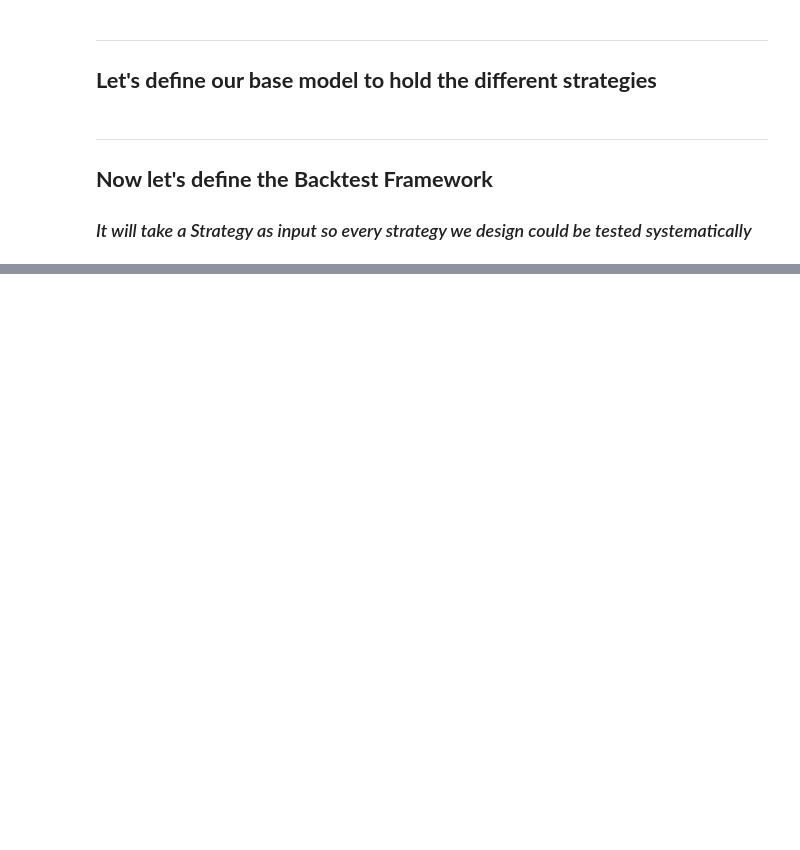
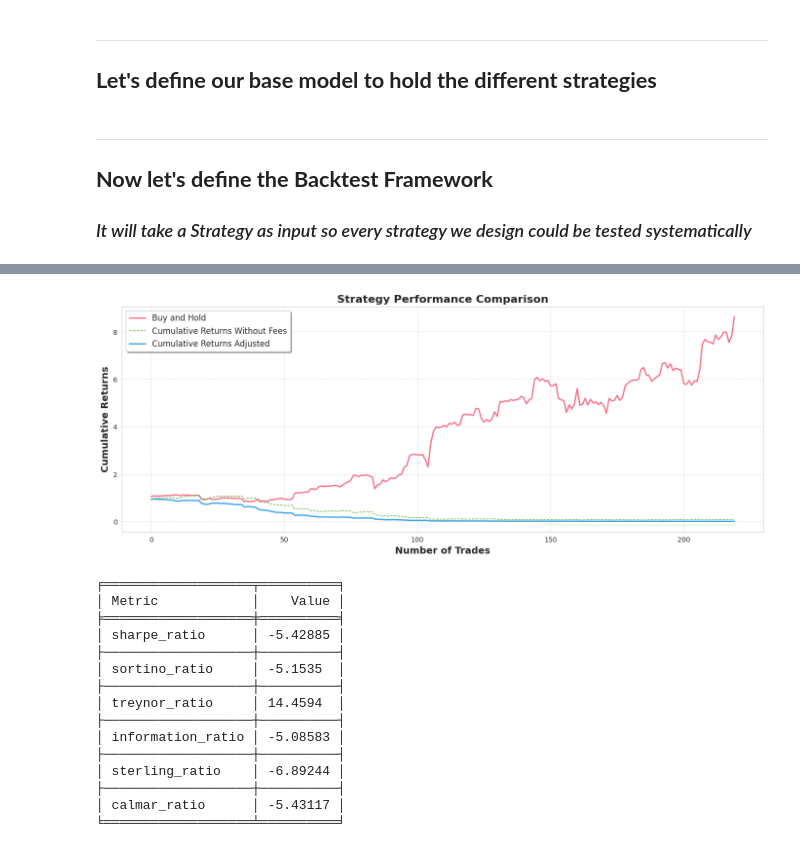
Before and after one commit to Cheval-Paresseux/ChevalParesseux-lib, a Jupyter notebook: notebooks/Naive.ipynb, the cells around one changed output, grey strips where cells are left out. Saved outputs shown, nothing was run; the diff lists cells and outputs as text; code cells hidden in the pictures; blank space fills up the shorter version.

```diff
--- a/notebooks/Naive.ipynb
+++ b/notebooks/Naive.ipynb
@@ -459,0 +859,10 @@ backtest.plot_strategy(by_date=True, BuyAndHold=False)
+# %%
+"""
+That's it, we can now run the backtest and plot the results.
+"""
+
+backtest = Backtest(strategy=simple_BollingerBands(), brokerage_cost=0.002, slippage_cost=0.005)
+backtest.set_computingParams(date_name='date', bid_open_name='open', ask_open_name='open')
+backtest.set_backtestParams(ticker='AAPL', start_date='2015-01-01', end_date='2025-01-01', strategy_params={'window_ma': 20, 'window_vol': 20})
+operations_df, signals_df, operation_stats, time_stats = backtest.run_backtest()
+operations_df
@@ -459,0 +883,22 @@ backtest.plot_strategy(by_date=True, BuyAndHold=False)
+# %%
+"""Let's plot the results as operations bars."""
+backtest.plot_operationsBars(by_date=False)
+table = [(key, value) for key, value in operation_stats.items()]
+print(tabulate(table, headers=["Metric", "Value"], tablefmt="fancy_grid"))
+# %% [output]
+[figure, added]
+╒═══════════════════╤══════════╕
+│ Metric            │    Value │
+╞═══════════════════╪══════════╡
+│ sharpe_ratio      │ -5.42885 │
+├───────────────────┼──────────┤
+│ sortino_ratio     │ -5.1535  │
+├───────────────────┼──────────┤
+│ treynor_ratio     │ 14.4594  │
+├───────────────────┼──────────┤
+│ information_ratio │ -5.08583 │
+├───────────────────┼──────────┤
+│ sterling_ratio    │ -6.89244 │
+├───────────────────┼──────────┤
+│ calmar_ratio      │ -5.43117 │
+╘═══════════════════╧══════════╛
```
Also changed, not shown: parts of 17 cells of this notebook, 2 other files.
